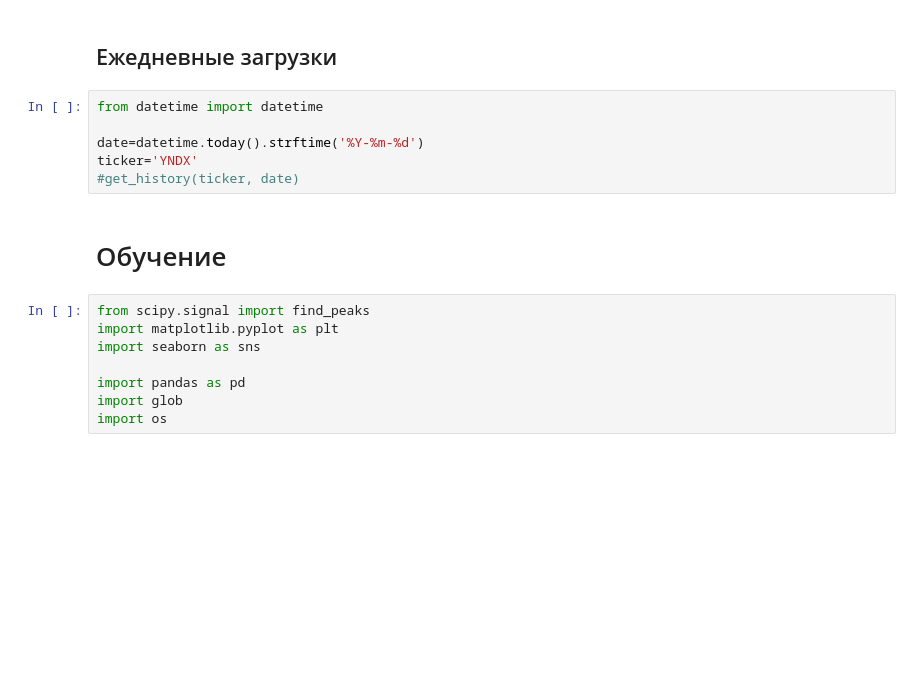
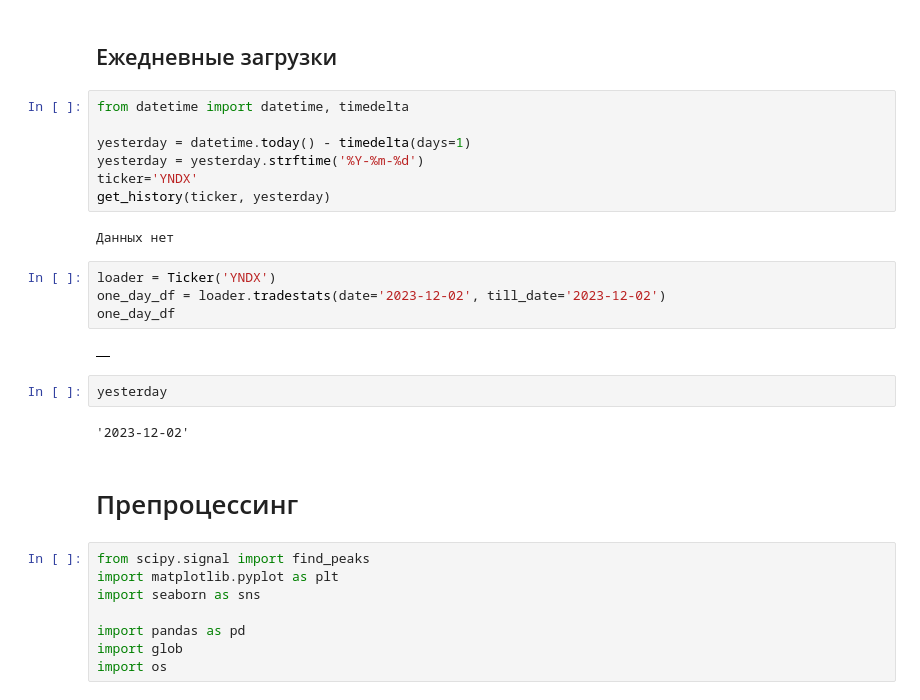
Before and after one commit to slivka83/algopack_simple_bot, a Jupyter notebook: notebooks/Model.ipynb, the cells around one changed output. Drawn from its saved outputs; the diff is of its cells as text; blank space fills up the shorter version.

```diff
--- a/notebooks/Model.ipynb
+++ b/notebooks/Model.ipynb
@@ -45,13 +51,26 @@ while start_date <= end_date:
 # %% [markdown]
 ## Ежедневные загрузки
 # %%
-from datetime import datetime
+from datetime import datetime, timedelta
 
-date=datetime.today().strftime('%Y-%m-%d')
+yesterday = datetime.today() - timedelta(days=1)
+yesterday = yesterday.strftime('%Y-%m-%d')
 ticker='YNDX'
-#get_history(ticker, date)
+get_history(ticker, yesterday)
+# %% [output]
+Данных нет
+# %%
+loader = Ticker('YNDX')
+one_day_df = loader.tradestats(date='2023-12-02', till_date='2023-12-02')
+one_day_df
+# %% [output]
+|  |
+# %%
+yesterday
+# %% [output]
+'2023-12-02'
 # %% [markdown]
-# Обучение
+# Препроцессинг
 # %%
 from scipy.signal import find_peaks
 import matplotlib.pyplot as plt
```
Also changed, not shown: parts of 23 cells of this notebook, 9 other files.
